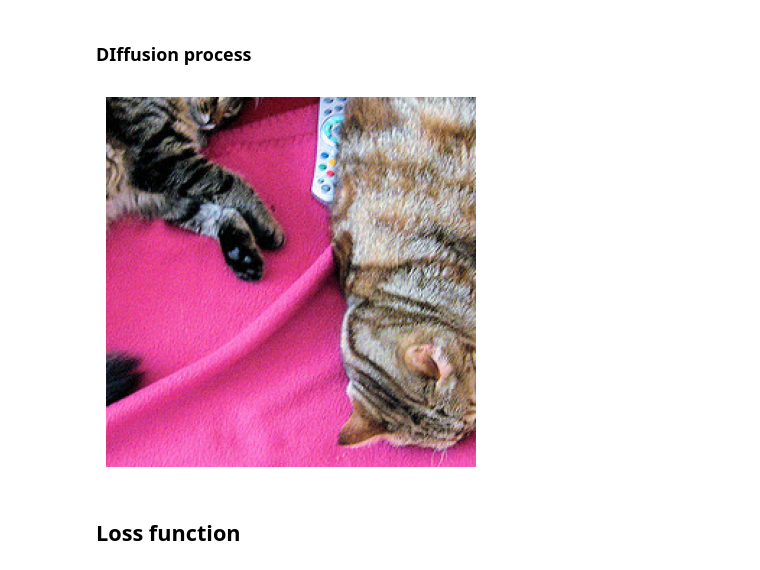
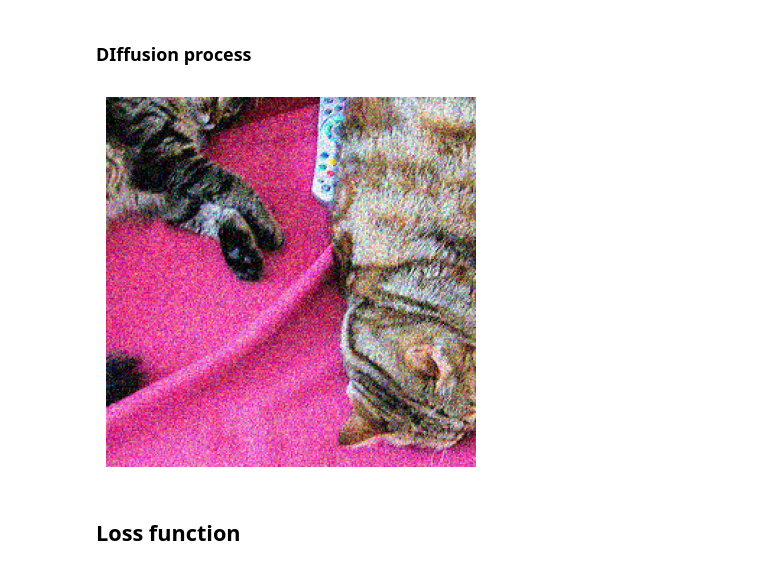
Before and after one commit to sarath-menon/DiT, a Jupyter notebook: denoising_diffusion.ipynb, the cells around one changed output. Drawn from its saved outputs; the diff is of its cells as text; code cells hidden in the pictures.

```diff
--- a/denoising_diffusion.ipynb
+++ b/denoising_diffusion.ipynb
@@ -5,7 +6,7 @@ import torch as th
 
 # Noise gaussian stats -> mean=sqrt(1 - beta), variance=beta
 def linear_beta_schedule(t):
-    scale = 1000 / t
+    scale = 1
     beta_start = scale * 0.0001
     beta_end = scale * 0.02
     return th.linspace(beta_start, beta_end, t)
@@ -61,16 +62,16 @@ def tensor_to_image(tensor):
 # %%
 import matplotlib.pyplot as plt
 
-img= image_to_tensor(image)
-img = get_noisy_image(image_tensor, alphas, t=0)
+img= image_to_tensor(img)
+img = get_noisy_image(img, alphas, t=20)
 
 # Plot the noisy image
 img = tensor_to_image(img)
 plt.imshow(img)
 plt.axis('off')
 plt.show()
 # %% [output]
-[figure, old version]
+[figure, new version]
 # %% [markdown]
 ## Loss function
 # %%
```
Also changed, not shown: parts of 8 cells of this notebook, 1 other file.
